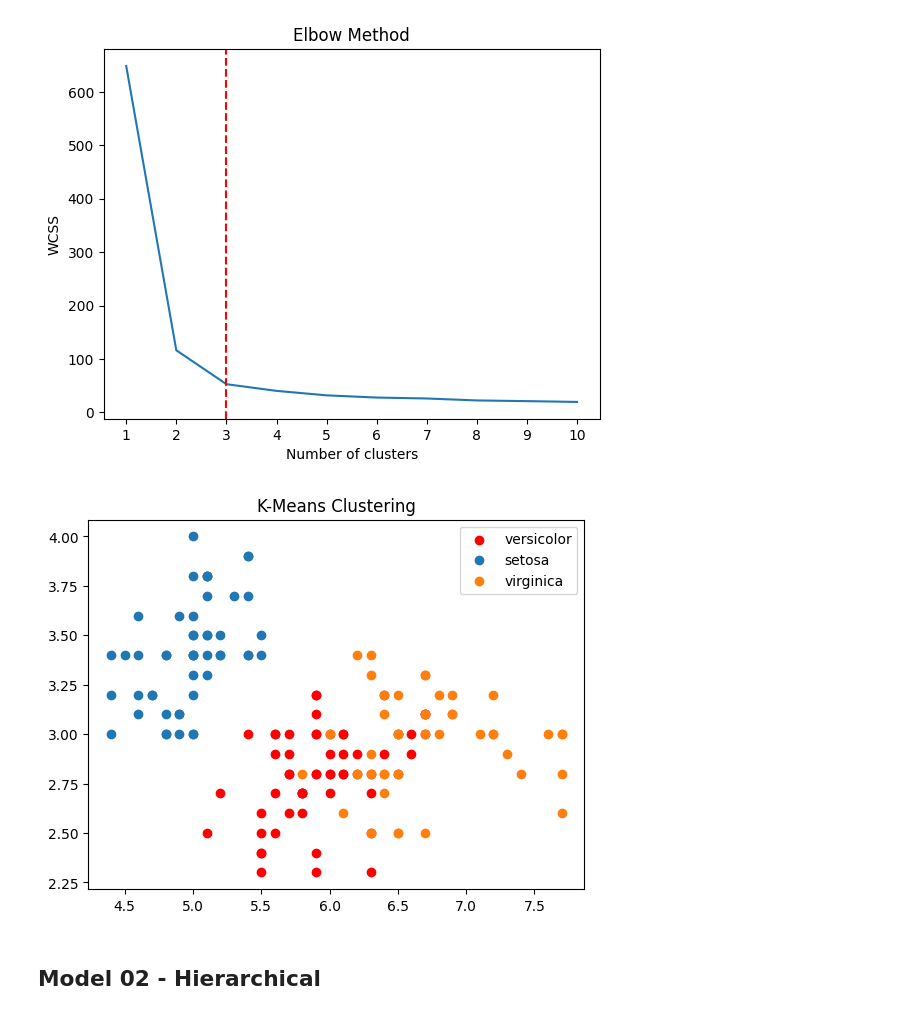
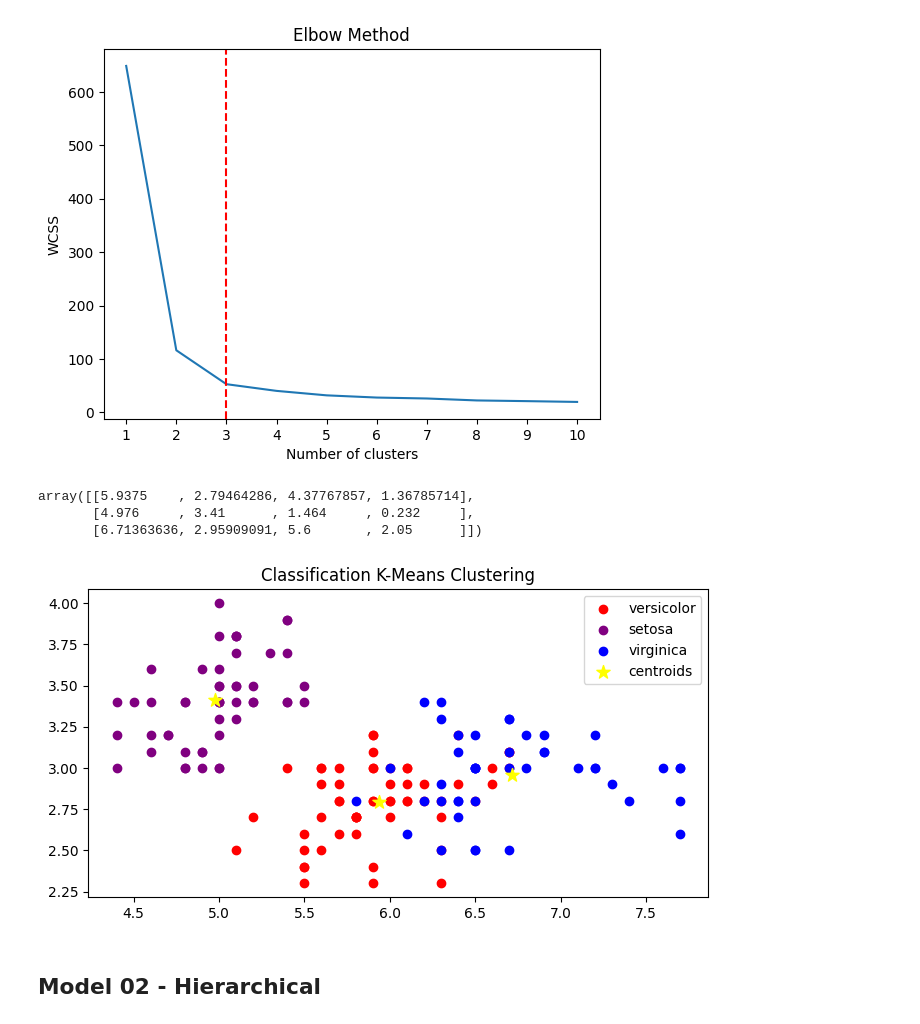
Before and after one commit to akshayyewle/Data-Analytics, a Jupyter notebook: 10 Iris Dataset Classification/Python Notebook.ipynb, the cells around one changed output. Cells and saved outputs as stored; diff of their text form; code cells hidden in the pictures.

```diff
--- a/10 Iris Dataset Classification/Python Notebook.ipynb
+++ b/10 Iris Dataset Classification/Python Notebook.ipynb
@@ -187,16 +187,30 @@ model01 = KMeans(n_clusters=3,random_state=13,max_iter=300,n_init=100,verbose=0)
 
 model01.fit(X)
 model01_y_pred = model01.predict(X)
+# %%
+# Cluster Centroids
+model01.cluster_centers_
+# %% [output]
+array([[5.9375    , 2.79464286, 4.37767857, 1.36785714],
+       [4.976     , 3.41      , 1.464     , 0.232     ],
+       [6.71363636, 2.95909091, 5.6       , 2.05      ]])
 # %%
+plt.figure(figsize=(8,4))
+
+# Plotting the predictions
 plt.scatter(x=X.iloc[model01_y_pred==0,0],y=X.iloc[model01_y_pred==0,1],color='red',label='versicolor')
-plt.scatter(x=X.iloc[model01_y_pred==1,0],y=X.iloc[model01_y_pred==1,1],label='setosa')
-plt.scatter(x=X.iloc[model01_y_pred==2,0],y=X.iloc[model01_y_pred==2,1],label='virginica')
+plt.scatter(x=X.iloc[model01_y_pred==1,0],y=X.iloc[model01_y_pred==1,1],color='purple',label='setosa')
+plt.scatter(x=X.iloc[model01_y_pred==2,0],y=X.iloc[model01_y_pred==2,1],color='blue',label='virginica')
+
+# Plotting the cluster centroid
+plt.scatter(x=model01.cluster_centers_[:,0],y=model01.cluster_centers_[:,1],color='yellow',
+            label='centroids',marker='*',s=100)
 
 plt.title('Classification K-Means Clustering')
 plt.legend()
 plt.show()
 # %% [output]
-[figure, old version]
+[figure, new version]
 # %% [markdown]
 ## **Model 02 - Hierarchical**
 # %%
```
